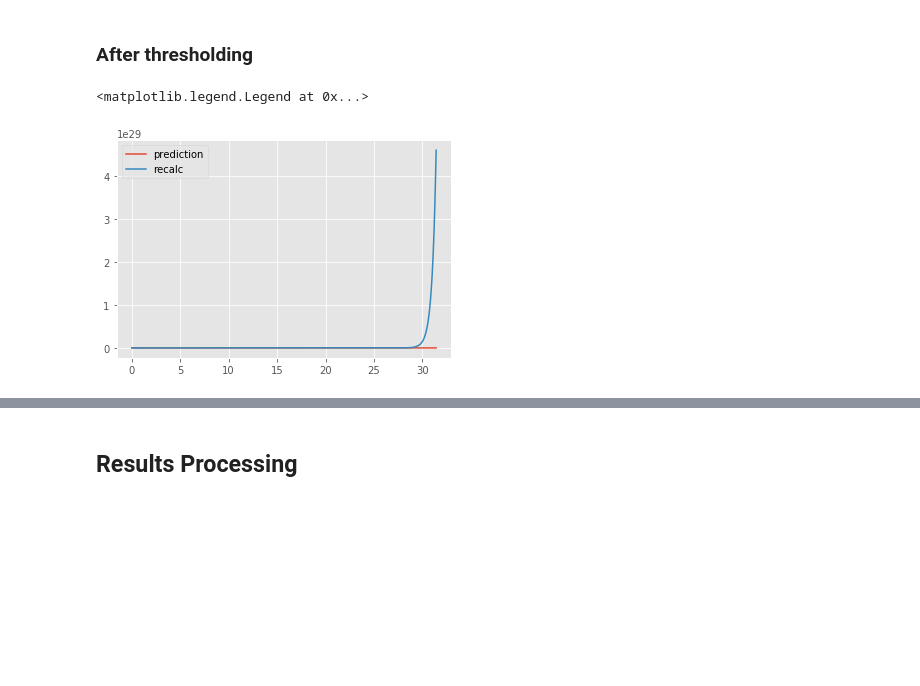
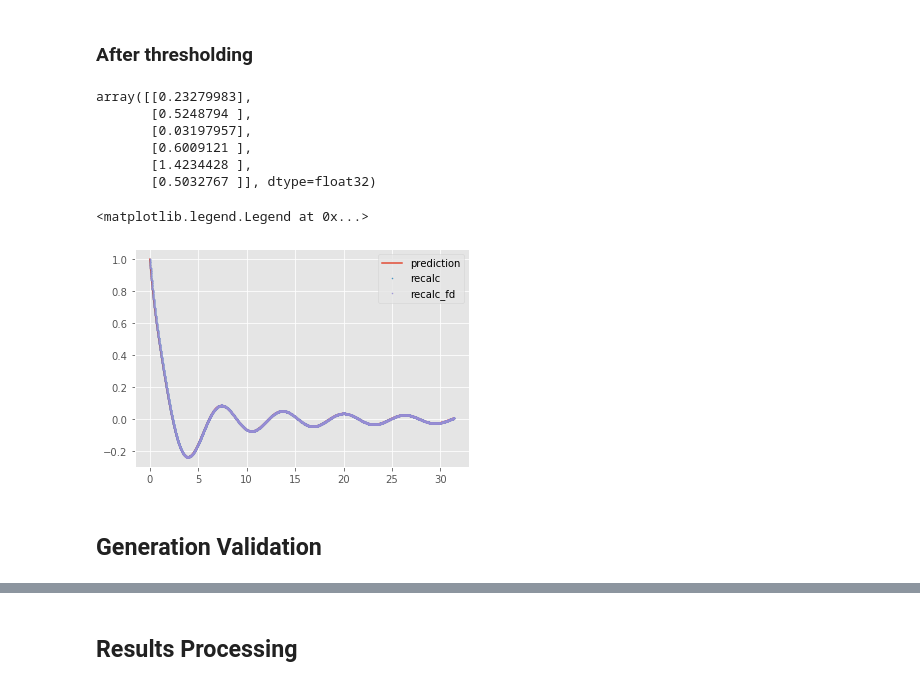
Before and after one commit to AlexB-B/DeePyMoD_torch_AlexVersion, a Jupyter notebook: notebooks/VE-DGValidation-DMTesting.ipynb, the cells around one changed output, grey strips where cells are left out. Drawn from its saved outputs; the diff is of its cells as text; code cells hidden in the pictures; blank space fills up the shorter version.

Commit message:
nb updated to test for when reference problem fails and when it succeeds
also added saving of seed values
+ also added soft step input (WIP)
(non-exhaustive list, lots else)

```diff
--- a/notebooks/VE-DGValidation-DMTesting.ipynb
+++ b/notebooks/VE-DGValidation-DMTesting.ipynb
@@ -231,6 +256,6 @@ expected_coeffs
 ## Running DeepMoD
 # %%
 begin_timestamp = datetime.now()
-coeff_info_tuple, lstsq_guess_list, network = DeepMoD(time_tensor, target_tensor, network_config, library_config, optim_config, plot=True)
+coeff_info_tuple, lstsq_guess_list, network = DeepMoD(time_tensor, target_tensor, library_config, network_config, optim_config, plot=True)
 sparse_coeff_vector_list_list, scaled_coeff_vector_list_list, sparsity_mask_list_list = coeff_info_tuple
 # %% [output]
@@ -379,14 +407,33 @@ plt.semilogy(abs(errors.flatten()))
 # %% [markdown]
 ### After thresholding
 # %%
-coeff_vector = sparse_coeff_vector_list_list[1][0]
-sparsity_mask = sparsity_mask_list_list[1][0]
+coeff_vector = sparse_coeff_vector_list_list[1][0].clone()
+sparsity_mask = sparsity_mask_list_list[1][0].clone()
 # %%
 response_recalc_at = VE_datagen.calculate_int_diff_equation(time_tensor_post, prediction_tensor, scaled_input_expr, coeff_vector, sparsity_mask, library_diff_order, input_type)
+# %%
+# Prep for finite difference method
+
+scaled_strain_array = scaled_input_expr(scaled_time_array)
+coeff_vector_array = np.array(coeff_vector.detach())
+coeff_vector_array
+# %% [output]
+array([[0.23279983],
+       [0.5248794 ],
+       [0.03197957],
+       [0.6009121 ],
+       [1.4234428 ],
+       [0.5032767 ]], dtype=float32)
+# %%
+# Alt finite difference method
+response_recalc_at_fd = VE_datagen.calculate_finite_difference_diff_equation(scaled_time_array, scaled_strain_array, prediction_array, coeff_vector_array, sparsity_mask, library_diff_order, input_type)
 # %%
 plt.plot(time_array.flatten(), prediction_array.flatten(), label='prediction')
-plt.plot(time_array.flatten(), response_recalc_at.flatten(), label='recalc')
+plt.plot(time_array.flatten(), response_recalc_at.flatten(), label='recalc', marker='.', markersize=1, linestyle='None')
+plt.plot(time_array.flatten(), response_recalc_at_fd.flatten(), label='recalc_fd', marker='.', markersize=1, linestyle='None')
 plt.legend()
 # %% [output]
 <matplotlib.legend.Legend at 0x...>
-[figure, old version]
+[figure, new version]
+# %% [markdown]
+## Generation Validation
```
Also changed, not shown: parts of 43 cells of this notebook, 13 other files.
